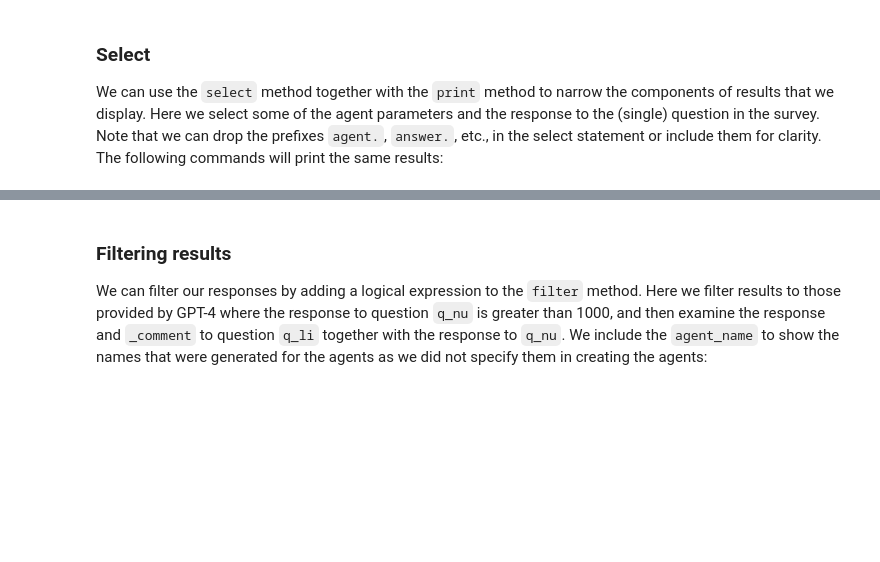
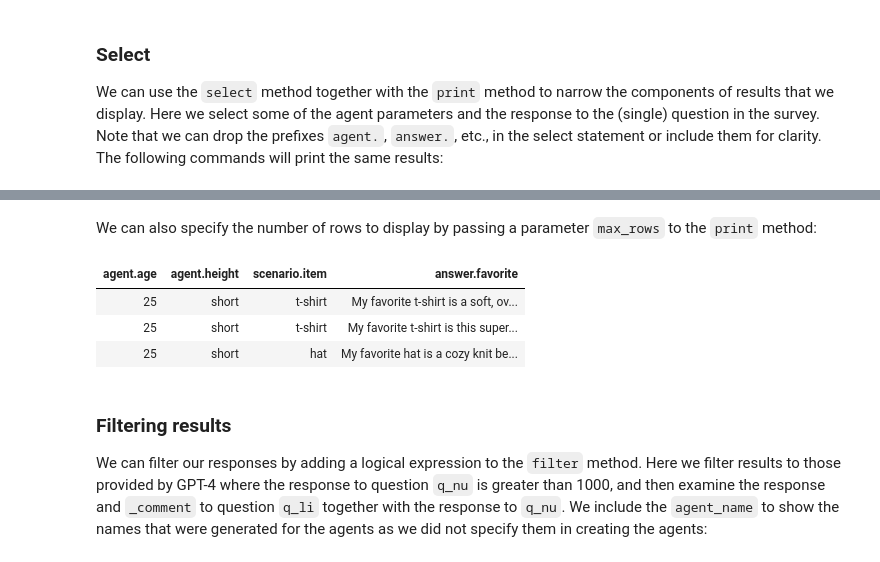
Before and after one commit to expectedparrot/edsl, a Jupyter notebook: docs/notebooks/tutorial_getting_started.ipynb, the cells around one changed output, grey strips where cells are left out. Cells and saved outputs as stored; diff of their text form; code cells hidden in the pictures; blank space fills up the shorter version.

```diff
--- a/docs/notebooks/tutorial_getting_started.ipynb
+++ b/docs/notebooks/tutorial_getting_started.ipynb
@@ -419,6 +432,15 @@ results.select("age", "height", "item", "favorite").print()
 | 65 | tall | hat | My favorite hat is a wide-brimmed... |
 | 65 | tall | sweater | My favorite sweater is a cozy ove... |
 | 65 | tall | sweater | My favorite sweater is a cozy, ov... |
+# %% [markdown]
+We can also specify the number of rows to display by passing a parameter `max_rows` to the `print` method:
+# %%
+results.select("age", "height", "item", "favorite").print(max_rows=3)
+# %% [output]
+| agent.age | agent.height | scenario.item | answer.favorite |
+| 25 | short | t-shirt | My favorite t-shirt is a soft, ov... |
+| 25 | short | t-shirt | My favorite t-shirt is this super... |
+| 25 | short | hat | My favorite hat is a cozy knit be... |
 # %% [markdown]
 ### Filtering results
 We can filter our responses by adding a logical expression to the `filter` method. Here we filter results to those provided by GPT-4 where the response to question `q_nu` is greater than 1000, and then examine the response and `_comment` to question `q_li` together with the response to `q_nu`. We include the `agent_name` to show the names that were generated for the agents as we did not specify them in creating the agents:
```
Also changed, not shown: parts of 23 cells of this notebook, 5 other files.
